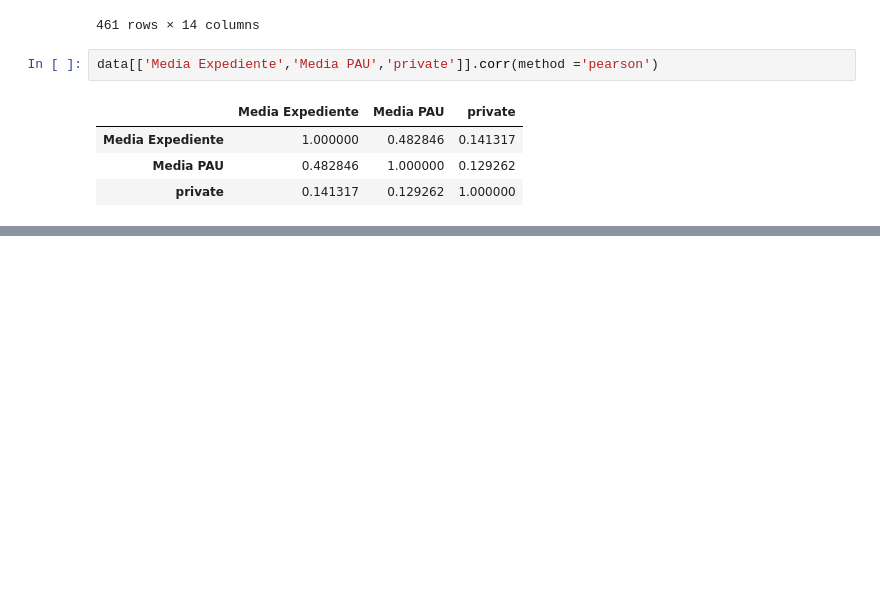
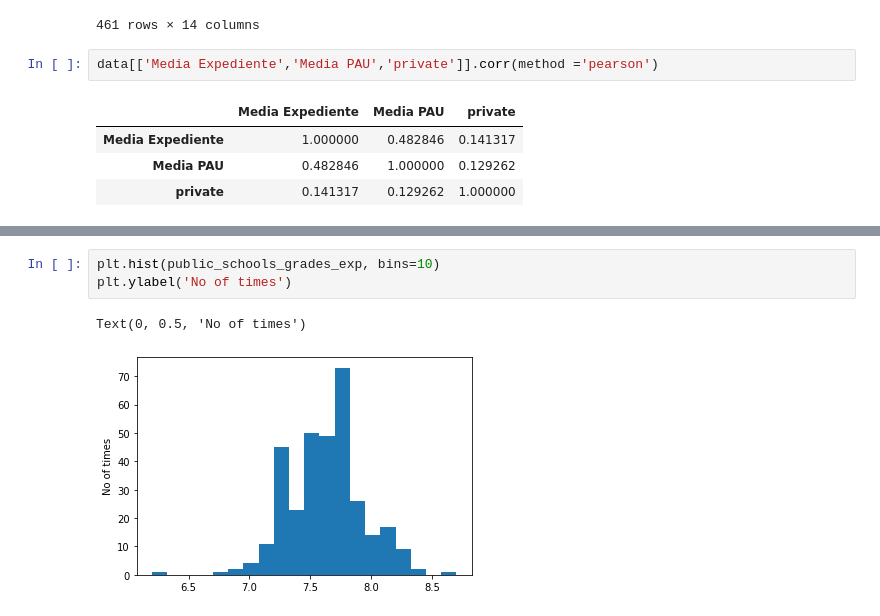
Before and after one commit to Domyy95/CDA, a Jupyter notebook: Correlation with private schools.ipynb, the cells around one changed output, grey strips where cells are left out. Drawn from its saved outputs; the diff is of its cells as text; blank space fills up the shorter version.

```diff
--- a/Correlation with private schools.ipynb
+++ b/Correlation with private schools.ipynb
@@ -28,0 +48,6 @@ data[['Media Expediente','Media PAU','private']].corr(method ='pearson')
+# %%
+plt.hist(public_schools_grades_exp, bins=10)
+plt.ylabel('No of times')
+# %% [output]
+Text(0, 0.5, 'No of times')
+[figure, added]
```
Also changed, not shown: parts of 5 cells of this notebook.
